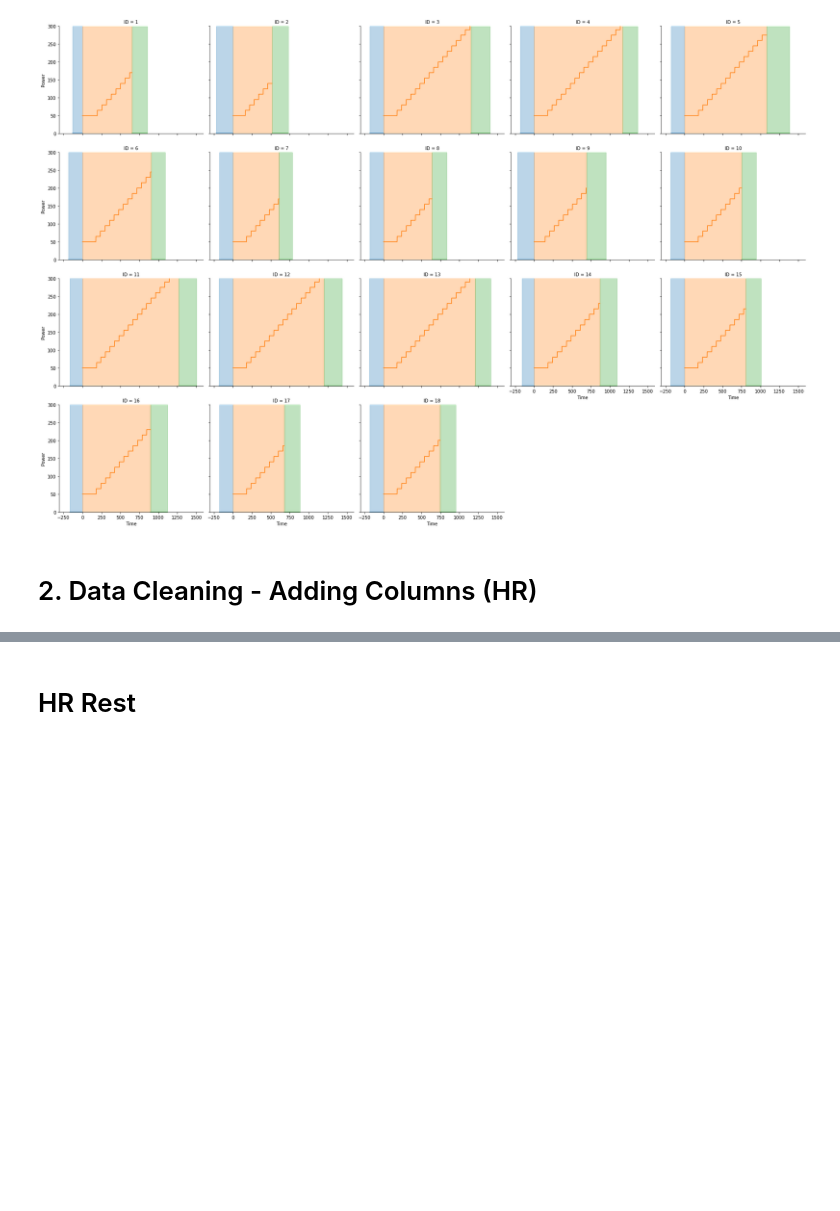
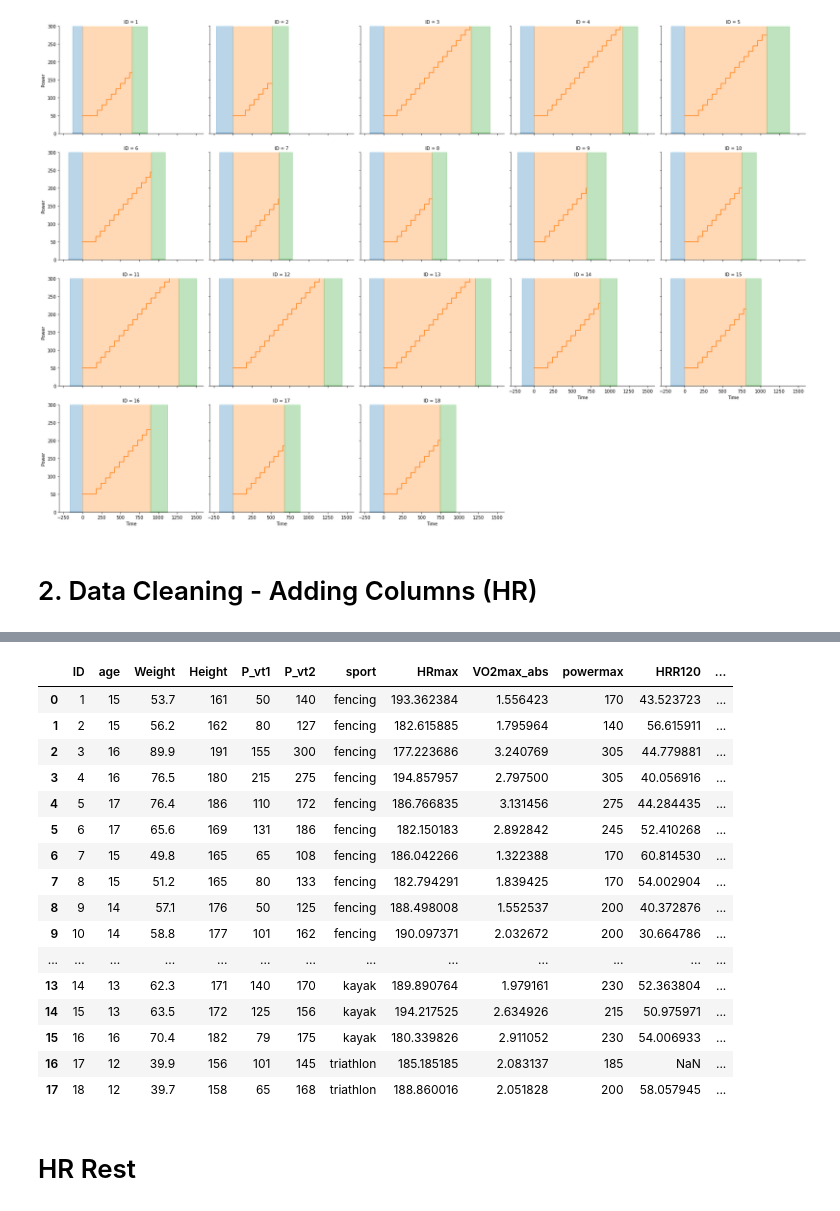
Before and after one commit to garinemanasa/Cardiorespiratory-_fitness, a Jupyter notebook: Cardiodatacleaning.ipynb, the cells around one changed output, grey strips where cells are left out. Saved outputs shown, nothing was run; the diff lists cells and outputs as text; code cells hidden in the pictures; blank space fills up the shorter version.

```diff
--- a/Cardiodatacleaning.ipynb
+++ b/Cardiodatacleaning.ipynb
@@ -278,0 +317,3 @@ ecg_data
+# %%
+ecg_data['HR_mean'] = ecg_data.groupby('ID')['HR'].rolling(window=100, min_periods=1).mean().reset_index(drop=True)
+ecg_data['VO2_mean'] = ecg_data.groupby('ID')['VO2'].rolling(window=100, min_periods=1).mean().reset_index(drop=True)
@@ -278,0 +336,7 @@ ecg_data
+# %%
+test_max = ecg_data.groupby('ID').agg(
+    HRmax=('HR_mean', 'max'),
+    VO2max_abs=('VO2_mean', 'max'),
+    powermax=('power', 'max')
+)
+test_max.reset_index(inplace=True)
@@ -278,0 +363,6 @@ ecg_data
+# %%
+recovery_data = ecg_data[ecg_data['test'] == "recovery"]
+HRR = recovery_data.groupby('ID').apply(lambda group: pd.Series({
+    'HRR120': group['HR_mean'].iloc[0] - group[group['time_rest'] > 120]['HR_mean'].iloc[0],
+    'HRR60': group['HR_mean'].iloc[0] - group[group['time_rest'] > 60]['HR_mean'].iloc[0]
+})).reset_index()
@@ -279,3 +389,26 @@ ecg_data
+# %%
+Cleaned_sinfo = pd.merge(pd.merge(sinfo, test_max, on='ID'), HRR, on='ID')
+# %%
+Cleaned_sinfo['VO2max']=Cleaned_sinfo['VO2max_abs']/Cleaned_sinfo['Weight']
+Cleaned_sinfo
+# %% [output]
+|  | ID | age | Weight | Height | P_vt1 | P_vt2 | sport | HRmax | VO2max_abs | powermax | HRR120 | ... |
+| 0 | 1 | 15 | 53.7 | 161 | 50 | 140 | fencing | 193.362384 | 1.556423 | 170 | 43.523723 | ... |
+| 1 | 2 | 15 | 56.2 | 162 | 80 | 127 | fencing | 182.615885 | 1.795964 | 140 | 56.615911 | ... |
+| 2 | 3 | 16 | 89.9 | 191 | 155 | 300 | fencing | 177.223686 | 3.240769 | 305 | 44.779881 | ... |
+| 3 | 4 | 16 | 76.5 | 180 | 215 | 275 | fencing | 194.857957 | 2.797500 | 305 | 40.056916 | ... |
+| 4 | 5 | 17 | 76.4 | 186 | 110 | 172 | fencing | 186.766835 | 3.131456 | 275 | 44.284435 | ... |
+| 5 | 6 | 17 | 65.6 | 169 | 131 | 186 | fencing | 182.150183 | 2.892842 | 245 | 52.410268 | ... |
+| 6 | 7 | 15 | 49.8 | 165 | 65 | 108 | fencing | 186.042266 | 1.322388 | 170 | 60.814530 | ... |
+| 7 | 8 | 15 | 51.2 | 165 | 80 | 133 | fencing | 182.794291 | 1.839425 | 170 | 54.002904 | ... |
+| 8 | 9 | 14 | 57.1 | 176 | 50 | 125 | fencing | 188.498008 | 1.552537 | 200 | 40.372876 | ... |
+| 9 | 10 | 14 | 58.8 | 177 | 101 | 162 | fencing | 190.097371 | 2.032672 | 200 | 30.664786 | ... |
+| ... | ... | ... | ... | ... | ... | ... | ... | ... | ... | ... | ... | ... |
+| 13 | 14 | 13 | 62.3 | 171 | 140 | 170 | kayak | 189.890764 | 1.979161 | 230 | 52.363804 | ... |
+| 14 | 15 | 13 | 63.5 | 172 | 125 | 156 | kayak | 194.217525 | 2.634926 | 215 | 50.975971 | ... |
+| 15 | 16 | 16 | 70.4 | 182 | 79 | 175 | kayak | 180.339826 | 2.911052 | 230 | 54.006933 | ... |
+| 16 | 17 | 12 | 39.9 | 156 | 101 | 145 | triathlon | 185.185185 | 2.083137 | 185 | NaN | ... |
+| 17 | 18 | 12 | 39.7 | 158 | 65 | 168 | triathlon | 188.860016 | 2.051828 | 200 | 58.057945 | ... |
 # %% [markdown]
 # HR Rest
 # %%
```
Also changed, not shown: parts of 13 cells of this notebook.
